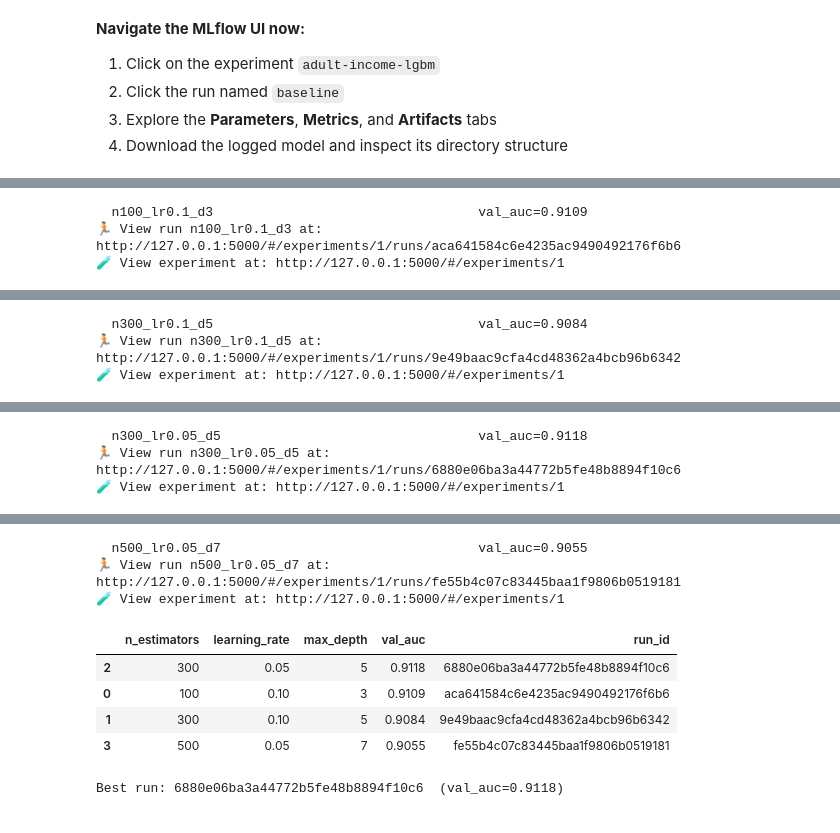
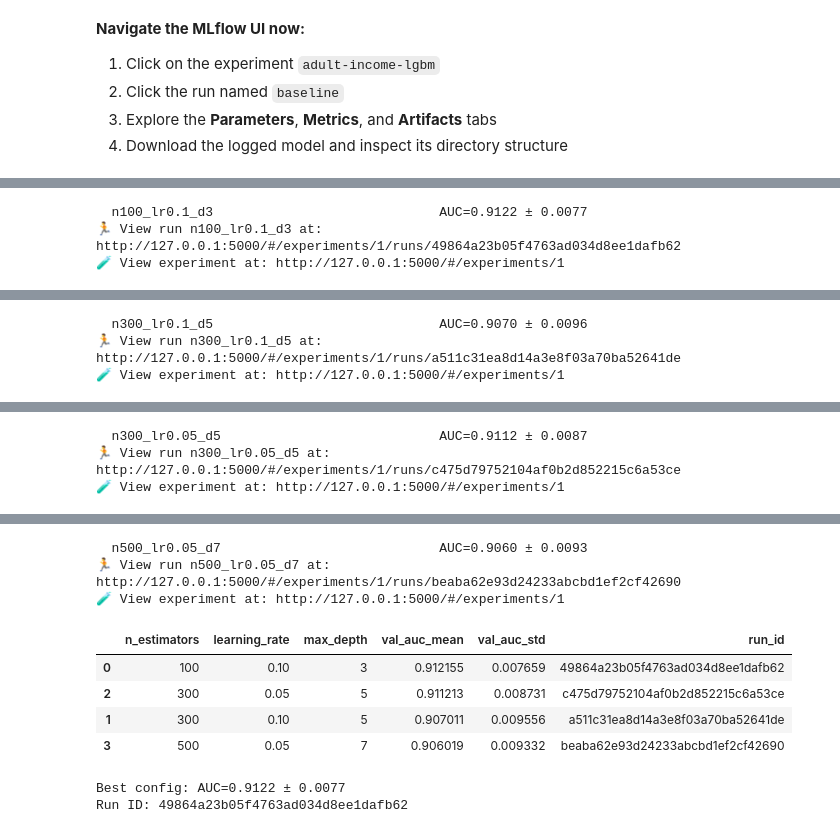
Before and after one commit to CardoAI/ml_industry_course, a Jupyter notebook: day4/notebooks/01_mlflow_tracking.ipynb, the cells around one changed output, grey strips where cells are left out. Drawn from its saved outputs; the diff is of its cells as text; code cells hidden in the pictures.

```diff
--- a/day4/notebooks/01_mlflow_tracking.ipynb
+++ b/day4/notebooks/01_mlflow_tracking.ipynb
@@ -204,4 +207,13 @@ Without logging, comparing runs means keeping a spreadsheet (or relying on memor
 # %%
+from sklearn.model_selection import GroupKFold
+from sklearn.metrics import brier_score_loss
+
+N_FOLDS = 3
+train_all = pd.concat([train_df, val_df], ignore_index=True)
+X_all = train_all[feature_cols]
+y_all = train_all[TARGET_BIN_COL]
+groups = train_all["person_id"]
+
 sweep_configs = [
     {"n_estimators": 100, "learning_rate": 0.10, "max_depth": 3},
     {"n_estimators": 300, "learning_rate": 0.10, "max_depth": 5},  # Day 2 best
@@ -210,20 +222,41 @@ sweep_configs = [
 ]
 
 sweep_results = []
+gkf = GroupKFold(n_splits=N_FOLDS)
+
 for cfg in sweep_configs:
+    fold_aucs = []
     run_label = f"n{cfg['n_estimators']}_lr{cfg['learning_rate']}_d{cfg['max_depth']}"
+
     with mlflow.start_run(run_name=run_label) as run:
         mlflow.log_params(cfg)
-        pipe = build_pipeline(numeric_cols, categorical_cols, **cfg)
-        pipe.fit(X_train, y_train)
-        val_proba = pipe.predict_proba(X_val)[:, 1]
-        auc = round(roc_auc_score(y_val, val_proba), 4)
-        mlflow.log_metric("val_auc", auc)
-        mlflow.sklearn.log_model(pipe, artifact_path="model")
-        sweep_results.append({**cfg, "val_auc": auc, "run_id": run.info.run_id})
-        print(f"  {run_label:45s}  val_auc={auc:.4f}")
+        mlflow.log_param("n_folds", N_FOLDS)
 
-sweep_df = pd.DataFrame(sweep_results).sort_values("val_auc", ascending=False)
+        for fold_idx, (train_idx, val_idx) in enumerate(gkf.split(X_all, y_all, groups)):
+            pipe = build_pipeline(numeric_cols, categorical_cols, **cfg)
+            pipe.fit(X_all.iloc[train_idx], y_all.iloc[train_idx])
+            vl_proba = pipe.predict_proba(X_all.iloc[val_idx])[:, 1]
+            fold_aucs.append(roc_auc_score(y_all.iloc[val_idx], vl_proba))
+
+        auc_mean = float(np.mean(fold_aucs))
+        auc_std = float(np.std(fold_aucs))
+        mlflow.log_metrics({"val_auc_mean": auc_mean, "val_auc_std": auc_std})
+
+        # Retrain on all data, log final model
+        pipe_final = build_pipeline(numeric_cols, categorical_cols, **cfg)
+        pipe_final.fit(X_all, y_all)
+        mlflow.sklearn.log_model(pipe_final, artifact_path="model")
+
+        sweep_results.append({
+            **cfg, "val_auc_mean": auc_mean, "val_auc_std": auc_std,
+            "run_id": run.info.run_id,
+        })
+        print(f"  {run_label:40s}  AUC={auc_mean:.4f} ± {auc_std:.4f}")
+
+sweep_df = pd.DataFrame(sweep_results).sort_values("val_auc_mean", ascending=False)
 display(sweep_df)
-print(f"\nBest run: {sweep_df.iloc[0]['run_id']}  (val_auc={sweep_df.iloc[0]['val_auc']:.4f})")
+
+best_run_id = sweep_df.iloc[0]["run_id"]
+print(f"\nBest config: AUC={sweep_df.iloc[0]['val_auc_mean']:.4f} ± {sweep_df.iloc[0]['val_auc_std']:.4f}")
+print(f"Run ID: {best_run_id}")
 # %% [output]
@@ -233,3 +266,3 @@ print(f"\nBest run: {sweep_df.iloc[0]['run_id']}  (val_auc={sweep_df.iloc[0]['va
-  n100_lr0.1_d3                                  val_auc=0.9109
-🏃 View run n100_lr0.1_d3 at: http://127.0.0.1:5000/#/experiments/1/runs/aca641584c6e4235ac9490492176f6b6
+  n100_lr0.1_d3                             AUC=0.9122 ± 0.0077
+🏃 View run n100_lr0.1_d3 at: http://127.0.0.1:5000/#/experiments/1/runs/49864a23b05f4763ad034d8ee1dafb62
 🧪 View experiment at: http://127.0.0.1:5000/#/experiments/1
@@ -239,3 +272,3 @@ print(f"\nBest run: {sweep_df.iloc[0]['run_id']}  (val_auc={sweep_df.iloc[0]['va
-  n300_lr0.1_d5                                  val_auc=0.9084
-🏃 View run n300_lr0.1_d5 at: http://127.0.0.1:5000/#/experiments/1/runs/9e49baac9cfa4cd48362a4bcb96b6342
+  n300_lr0.1_d5                             AUC=0.9070 ± 0.0096
+🏃 View run n300_lr0.1_d5 at: http://127.0.0.1:5000/#/experiments/1/runs/a511c31ea8d14a3e8f03a70ba52641de
 🧪 View experiment at: http://127.0.0.1:5000/#/experiments/1
@@ -245,3 +278,3 @@ print(f"\nBest run: {sweep_df.iloc[0]['run_id']}  (val_auc={sweep_df.iloc[0]['va
-  n300_lr0.05_d5                                 val_auc=0.9118
-🏃 View run n300_lr0.05_d5 at: http://127.0.0.1:5000/#/experiments/1/runs/6880e06ba3a44772b5fe48b8894f10c6
+  n300_lr0.05_d5                            AUC=0.9112 ± 0.0087
+🏃 View run n300_lr0.05_d5 at: http://127.0.0.1:5000/#/experiments/1/runs/c475d79752104af0b2d852215c6a53ce
 🧪 View experiment at: http://127.0.0.1:5000/#/experiments/1
@@ -251,9 +284,10 @@ print(f"\nBest run: {sweep_df.iloc[0]['run_id']}  (val_auc={sweep_df.iloc[0]['va
-  n500_lr0.05_d7                                 val_auc=0.9055
-🏃 View run n500_lr0.05_d7 at: http://127.0.0.1:5000/#/experiments/1/runs/fe55b4c07c83445baa1f9806b0519181
+  n500_lr0.05_d7                            AUC=0.9060 ± 0.0093
+🏃 View run n500_lr0.05_d7 at: http://127.0.0.1:5000/#/experiments/1/runs/beaba62e93d24233abcbd1ef2cf42690
 🧪 View experiment at: http://127.0.0.1:5000/#/experiments/1
-|  | n_estimators | learning_rate | max_depth | val_auc | run_id |
-| 2 | 300 | 0.05 | 5 | 0.9118 | 6880e06ba3a44772b5fe48b8894f10c6 |
-| 0 | 100 | 0.10 | 3 | 0.9109 | aca641584c6e4235ac9490492176f6b6 |
-| 1 | 300 | 0.10 | 5 | 0.9084 | 9e49baac9cfa4cd48362a4bcb96b6342 |
-| 3 | 500 | 0.05 | 7 | 0.9055 | fe55b4c07c83445baa1f9806b0519181 |
+|  | n_estimators | learning_rate | max_depth | val_auc_mean | val_auc_std | run_id |
+| 0 | 100 | 0.10 | 3 | 0.912155 | 0.007659 | 49864a23b05f4763ad034d8ee1dafb62 |
+| 2 | 300 | 0.05 | 5 | 0.911213 | 0.008731 | c475d79752104af0b2d852215c6a53ce |
+| 1 | 300 | 0.10 | 5 | 0.907011 | 0.009556 | a511c31ea8d14a3e8f03a70ba52641de |
+| 3 | 500 | 0.05 | 7 | 0.906019 | 0.009332 | beaba62e93d24233abcbd1ef2cf42690 |
-Best run: 6880e06ba3a44772b5fe48b8894f10c6  (val_auc=0.9118)
+Best config: AUC=0.9122 ± 0.0077
+Run ID: 49864a23b05f4763ad034d8ee1dafb62
```
Also changed, not shown: parts of 23 cells of this notebook, 19 other files.
